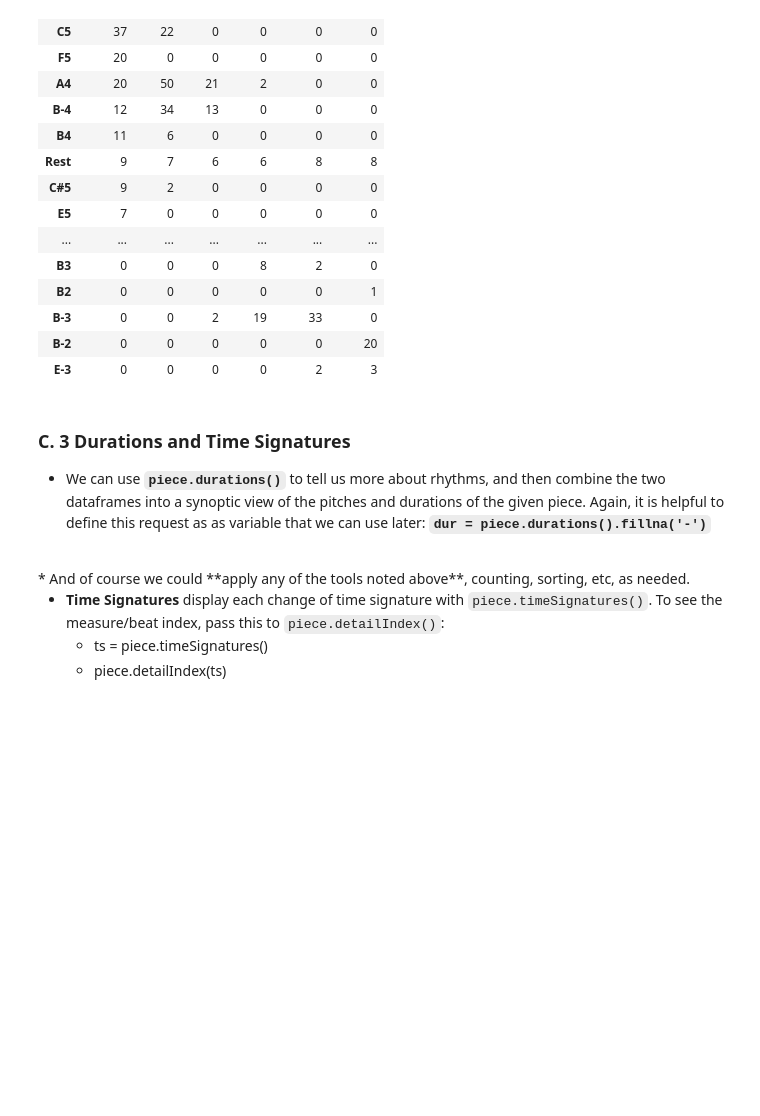
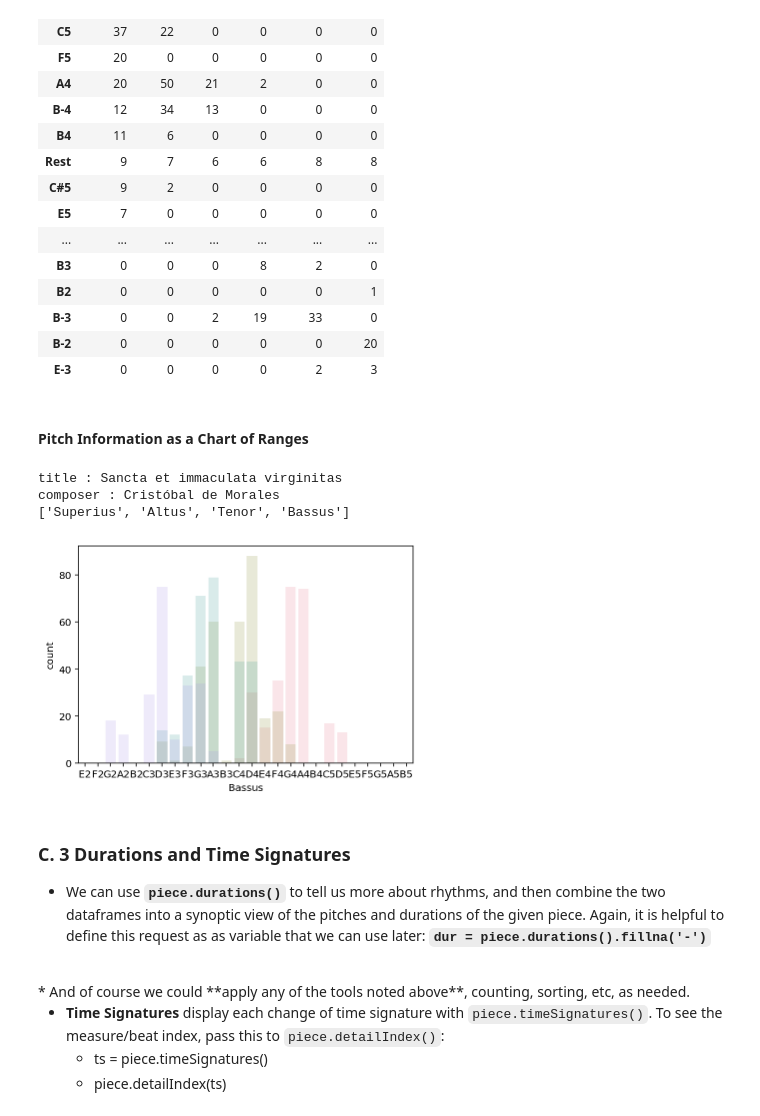
Before and after one commit to RichardFreedman/CRIM_JHUB, a Jupyter notebook: CRIM_01_Basics.ipynb, the cells around one changed output. Saved outputs shown, nothing was run; the diff lists cells and outputs as text; code cells hidden in the pictures; blank space fills up the shorter version.

```diff
--- a/CRIM_01_Basics.ipynb
+++ b/CRIM_01_Basics.ipynb
@@ -263,6 +260,31 @@ nr.apply(pd.Series.value_counts).fillna(0).astype(int).sort_values("Cantus", asc
 | B-3 | 0 | 0 | 2 | 19 | 33 | 0 |
 | B-2 | 0 | 0 | 0 | 0 | 0 | 20 |
 | E-3 | 0 | 0 | 0 | 0 | 2 | 3 |
+# %% [markdown]
+#### Pitch Information as a Chart of Ranges
+# %%
+# pitch order
+pitch_order = ['E2', 'F2', 'G2', 'A2', 'B2', 'C3', 'D3', 'E3', 'F3', 'G3', 'A3', 'B3','C4', 'D4', 'E4', 'F4', 'G4', 'A4', 'B4',
+'C5', 'D5', 'E5', 'F5', 'G5', 'A5', 'B5']
+
+# color list
+nr = piece.notes()
+voices = nr.columns.to_list()
+palette = sns.husl_palette(len(voices))
+md = piece.metadata
+for key, value in md.items():
+    print(key, ':', value)
+print(voices)
+for voice in voices:
+    ind = voices.index(voice)
+    color = palette[ind]
+    sns.countplot(data=nr, x=voice, color=color, order=pitch_order, alpha=.2)
+# plt.legend(labels=voices, loc = 2, bbox_to_anchor = (1,1))
+# %% [output]
+title : Sancta et immaculata virginitas
+composer : Cristóbal de Morales
+['Superius', 'Altus', 'Tenor', 'Bassus']
+[figure, added]
 # %% [markdown]
 ### C. 3 Durations and Time Signatures
 * We can use **`piece.durations()`** to tell us more about rhythms, and then combine the two dataframes into a synoptic view of the pitches and durations of the given piece.  Again, it is helpful to define this request as as variable that we can use later: **`dur = piece.durations().fillna('-')`**
```
Also changed, not shown: parts of 5 cells of this notebook.
